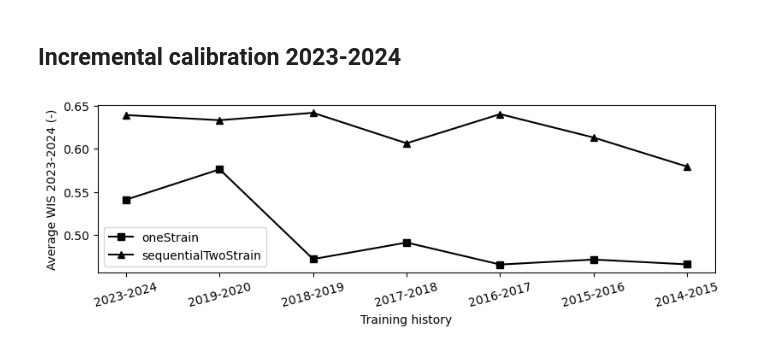
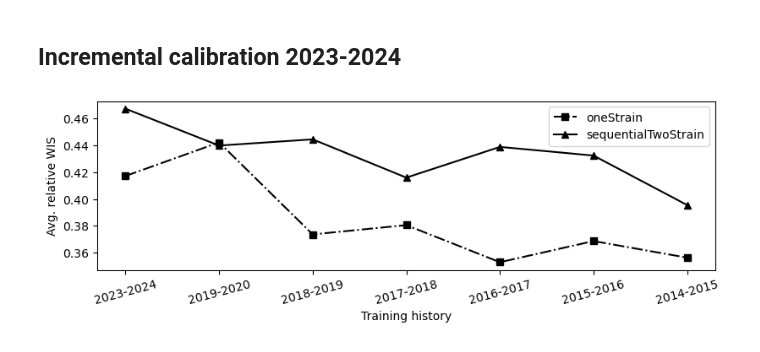
Before and after one commit to twallema/influenza-USA, a Jupyter notebook: scripts/NC_forecasts/manuscript/accuracy/visualise_accuracy.ipynb, the cells around one changed output. Cells and saved outputs as stored; diff of their text form; code cells hidden in the pictures.

Commit message:
update visualisations

```diff
--- a/scripts/NC_forecasts/manuscript/accuracy/visualise_accuracy.ipynb
+++ b/scripts/NC_forecasts/manuscript/accuracy/visualise_accuracy.ipynb
@@ -26,21 +36,28 @@ Name: WIS, dtype: float64
 ## Incremental calibration 2023-2024
 # %%
 data = pd.read_csv('accuracy-training-x.csv', parse_dates=True).groupby(['model', 'training_horizon', 'use_ED_visits', 'season'])['WIS'].mean()
+# %%
+# Relative WIS
+data_column = 'relative_WIS'
+data = pd.read_csv('accuracy-training-x.csv', parse_dates=True)
+data[data_column] = np.log(data[data_column])
+data = data.groupby(['model', 'training_horizon', 'use_ED_visits', 'season'])[data_column].mean()
+data = np.exp(data)
 # %%
 fig,ax=plt.subplots(figsize=(8.3, 11.7/4))
 # oneStrain
-ax.plot(data.index.get_level_values('training_horizon').unique(), data.loc['oneStrain'].values, marker='s', color='black', markersize=6, label='oneStrain')
+ax.plot(data.index.get_level_values('training_horizon').unique(), data.loc['oneStrain'].values, linestyle='-.', marker='s', color='black', markersize=6, label='oneStrain')
 # sequentialTwoStrain
 ax.plot(data.index.get_level_values('training_horizon').unique(), data.loc['sequentialTwoStrain'].values, marker='^', color='black', markersize=6, label='sequentialTwoStrain')
 # formatting
-#ax.set_ylim([0.02, 0.07])
 ax.set_xticks(data.index.get_level_values('training_horizon').unique())
 ax.set_xticks(ax.get_xticks(), ['2023-2024', '2019-2020', '2018-2019', '2017-2018', '2016-2017', '2015-2016', '2014-2015'], rotation=15, ha='center')
 ax.set_xlabel('Training history')
-ax.set_ylabel('Average WIS 2023-2024 (-)')
+ax.set_ylabel('Avg. relative WIS')
 ax.legend()
 plt.tight_layout()
+plt.savefig('incremental-training.pdf')
 plt.show()
 plt.close()
 # %% [output]
-[figure, old version]
+[figure, new version]
```
Also changed, not shown: parts of 2 cells of this notebook, 7 other files.
